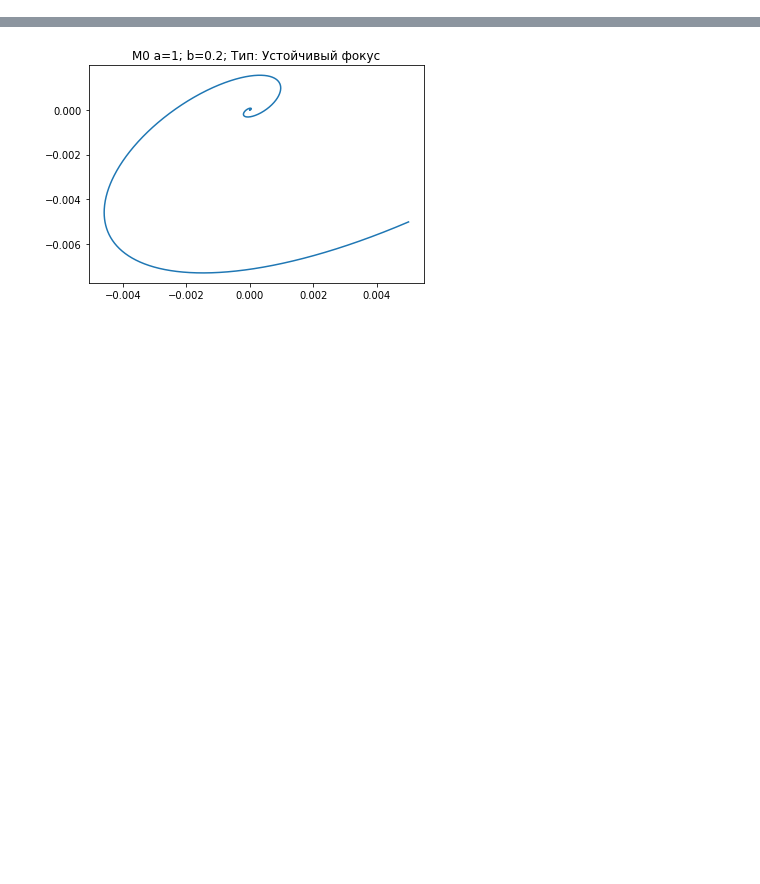
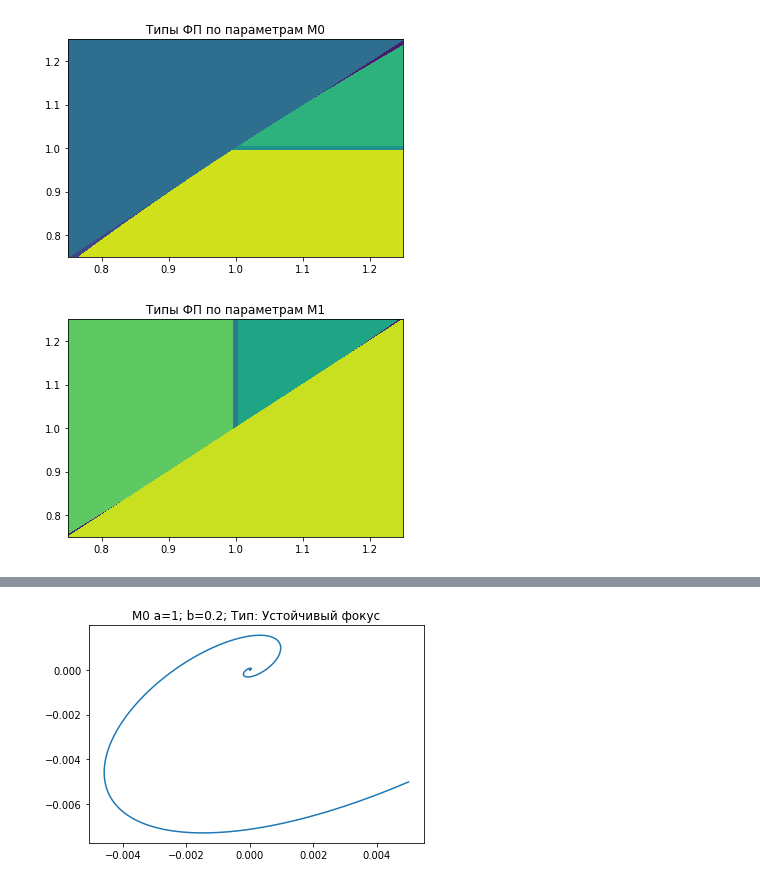
Before and after one commit to SergeyPishchulov/CurrencyConverter, a Jupyter notebook: Копия_"ДУ_№6_Климатическая_модель_ipynb".ipynb, the cells around one changed output, grey strips where cells are left out. Saved outputs shown, nothing was run; the diff lists cells and outputs as text; code cells hidden in the pictures; blank space fills up the shorter version.

```diff
--- a/Копия_"ДУ_№6_Климатическая_модель_ipynb".ipynb
+++ b/Копия_"ДУ_№6_Климатическая_модель_ipynb".ipynb
@@ -111,0 +171,22 @@ print(types)
+# %%
+a_line=np.linspace(0.75, 1.25, 1000)
+b_line=np.linspace(0.75, 1.25, 1000)
+xx, yy = np.meshgrid(a_line, b_line)
+
+colors_m0 = np.vectorize(get_color)(xx, yy, get_d_m0, get_lambda_m0)
+h = plt.contourf(a_line, b_line, colors_m0)
+plt.title("Типы ФП по параметрам М0")
+# for i in range(6):
+#   h.collections[i].set_label("a")
+plt.axis()
+# plt.legend()
+plt.show()
+
+colors_m1 = np.vectorize(get_color)(xx, yy, get_d_m1, get_lambda_m1)
+h = plt.contourf(a_line, b_line, colors_m1, levels=6)
+plt.title("Типы ФП по параметрам М1")
+plt.axis()
+plt.show()
+# %% [output]
+[figure, added]
+[figure, added]
```
Also changed, not shown: parts of 53 cells of this notebook.
